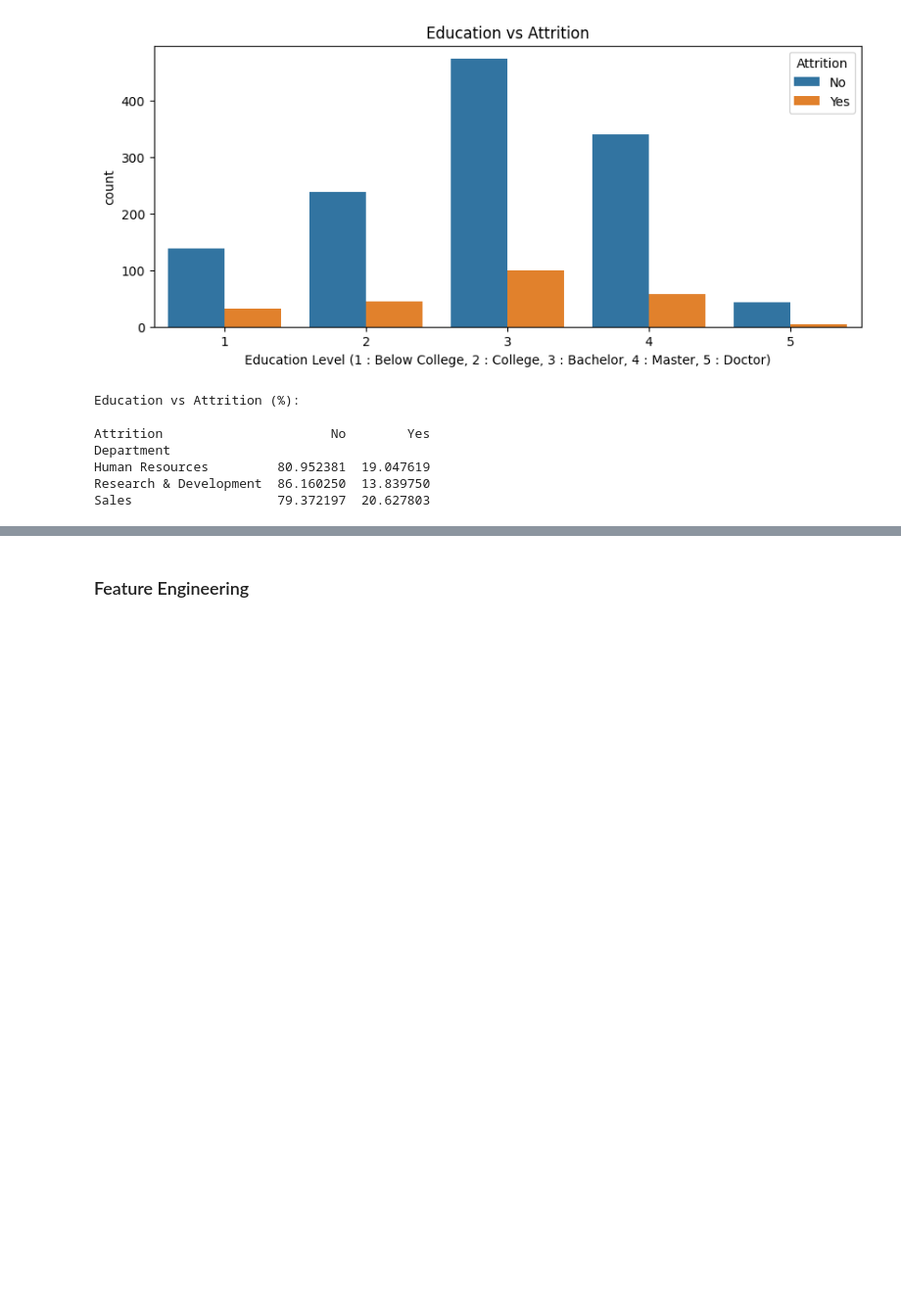
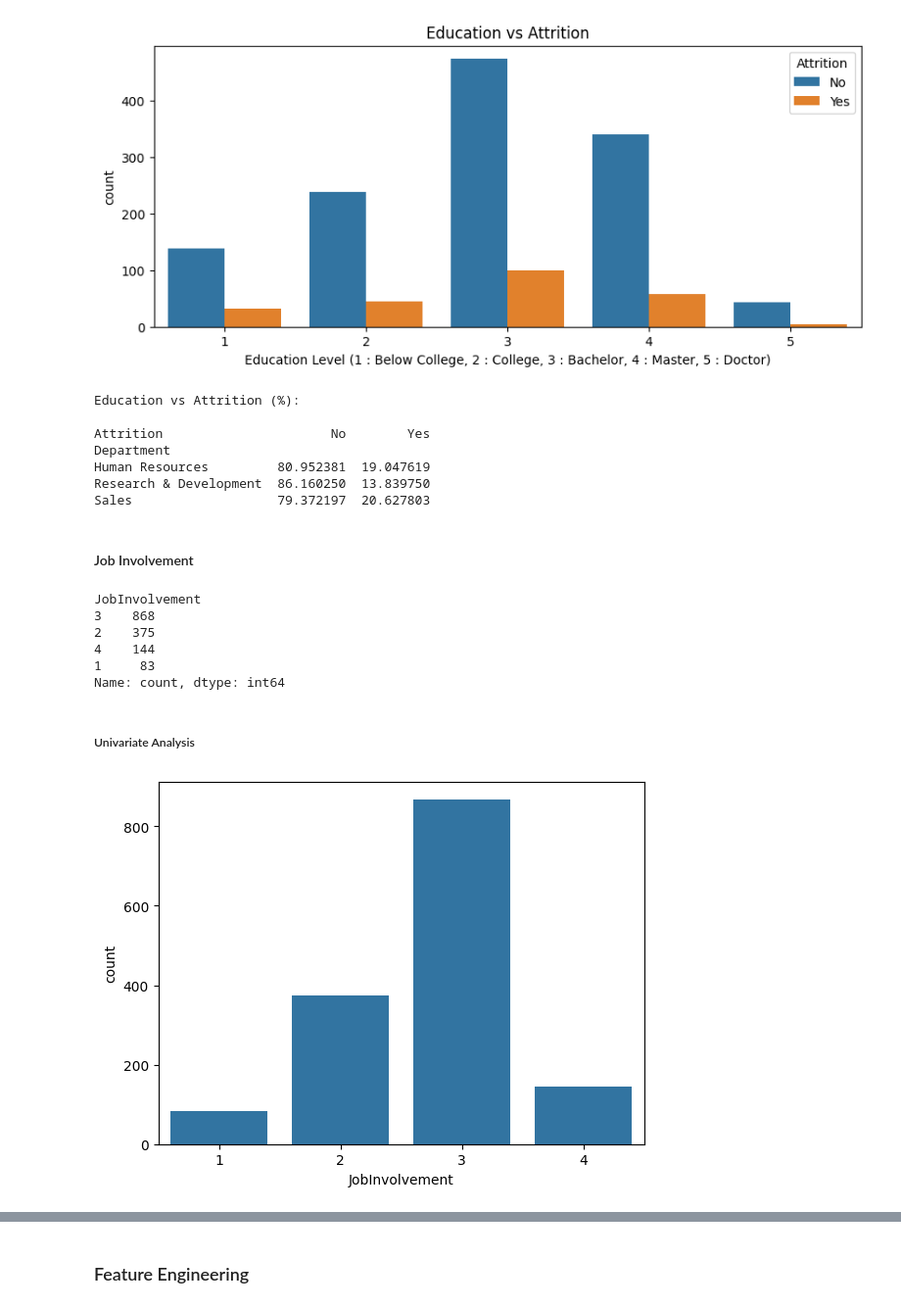
Before and after one commit to CreativeTob/InsightHQ, a Jupyter notebook: main.ipynb, the cells around one changed output, grey strips where cells are left out. Shown at 98% size. Drawn from its saved outputs; the diff is of its cells as text; code cells hidden in the pictures; blank space fills up the shorter version.

```diff
--- a/main.ipynb
+++ b/main.ipynb
@@ -494,3 +504,22 @@ Department
 Human Resources         80.952381  19.047619
 Research & Development  86.160250  13.839750
 Sales                   79.372197  20.627803
+# %% [markdown]
+#### Job Involvement
+# %%
+df['JobInvolvement'].value_counts()
+# %% [output]
+JobInvolvement
+3    868
+2    375
+4    144
+1     83
+Name: count, dtype: int64
+# %% [markdown]
+##### Univariate Analysis
+# %%
+sns.countplot(data = df, x = 'JobInvolvement')
+
+plt.show()
+# %% [output]
+[figure, added]
```
Also changed, not shown: parts of 36 cells of this notebook.
